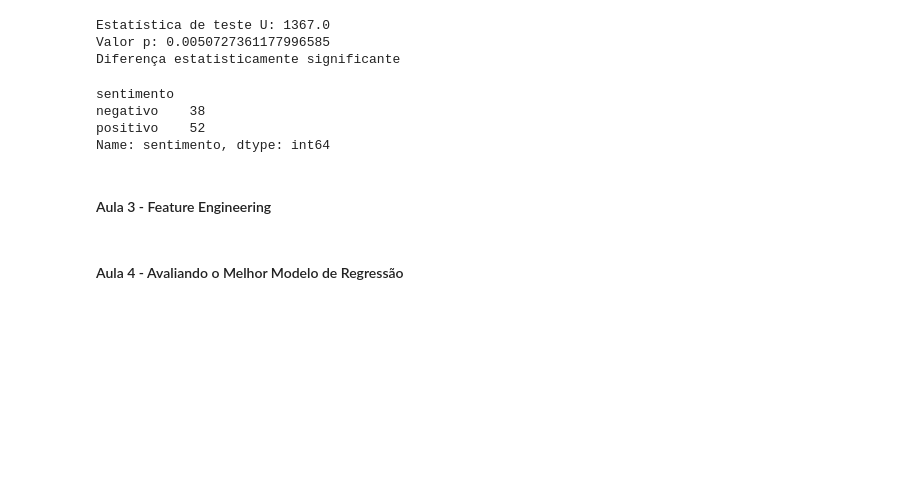
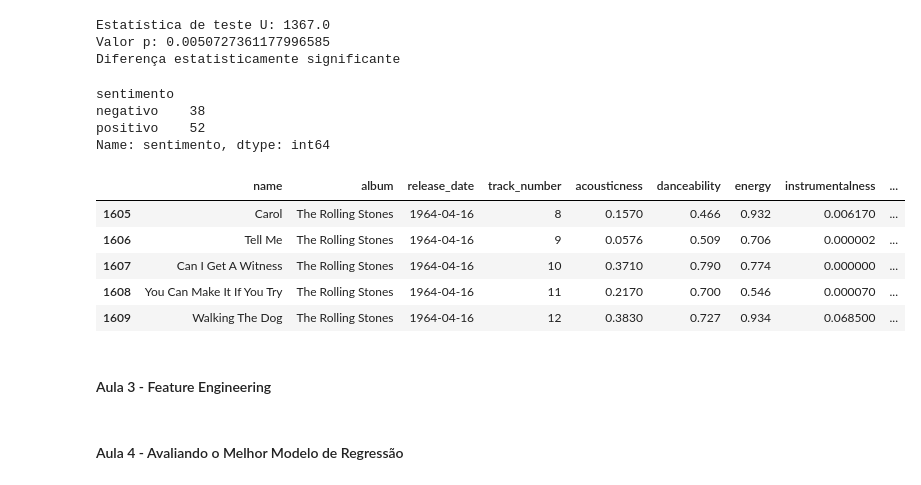
Before and after one commit to RicardViana/fiap-Machine-Learning-and-Time-Series, a Jupyter notebook: machine_learning_com_python.ipynb, the cells around one changed output. Drawn from its saved outputs; the diff is of its cells as text; code cells hidden in the pictures; blank space fills up the shorter version.

```diff
--- a/machine_learning_com_python.ipynb
+++ b/machine_learning_com_python.ipynb
@@ -906,6 +906,16 @@ sentimento
 negativo    38
 positivo    52
 Name: sentimento, dtype: int64
+# %%
+df_resultado_final = pd.merge(df, media_por_album, on = "album")
+df_resultado_final.tail()
+# %% [output]
+|  | name | album | release_date | track_number | acousticness | danceability | energy | instrumentalness | ... |
+| 1605 | Carol | The Rolling Stones | 1964-04-16 | 8 | 0.1570 | 0.466 | 0.932 | 0.006170 | ... |
+| 1606 | Tell Me | The Rolling Stones | 1964-04-16 | 9 | 0.0576 | 0.509 | 0.706 | 0.000002 | ... |
+| 1607 | Can I Get A Witness | The Rolling Stones | 1964-04-16 | 10 | 0.3710 | 0.790 | 0.774 | 0.000000 | ... |
+| 1608 | You Can Make It If You Try | The Rolling Stones | 1964-04-16 | 11 | 0.2170 | 0.700 | 0.546 | 0.000070 | ... |
+| 1609 | Walking The Dog | The Rolling Stones | 1964-04-16 | 12 | 0.3830 | 0.727 | 0.934 | 0.068500 | ... |
 # %% [markdown]
 #### Aula 3 - Feature Engineering
 # %% [markdown]
```
